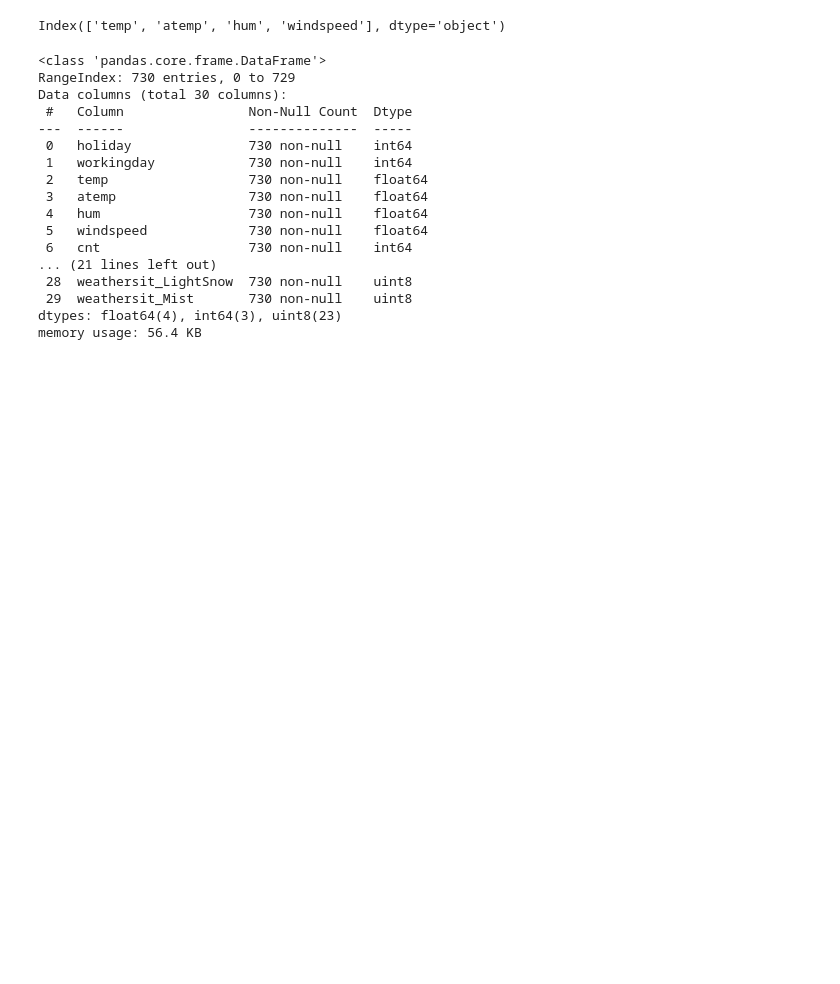
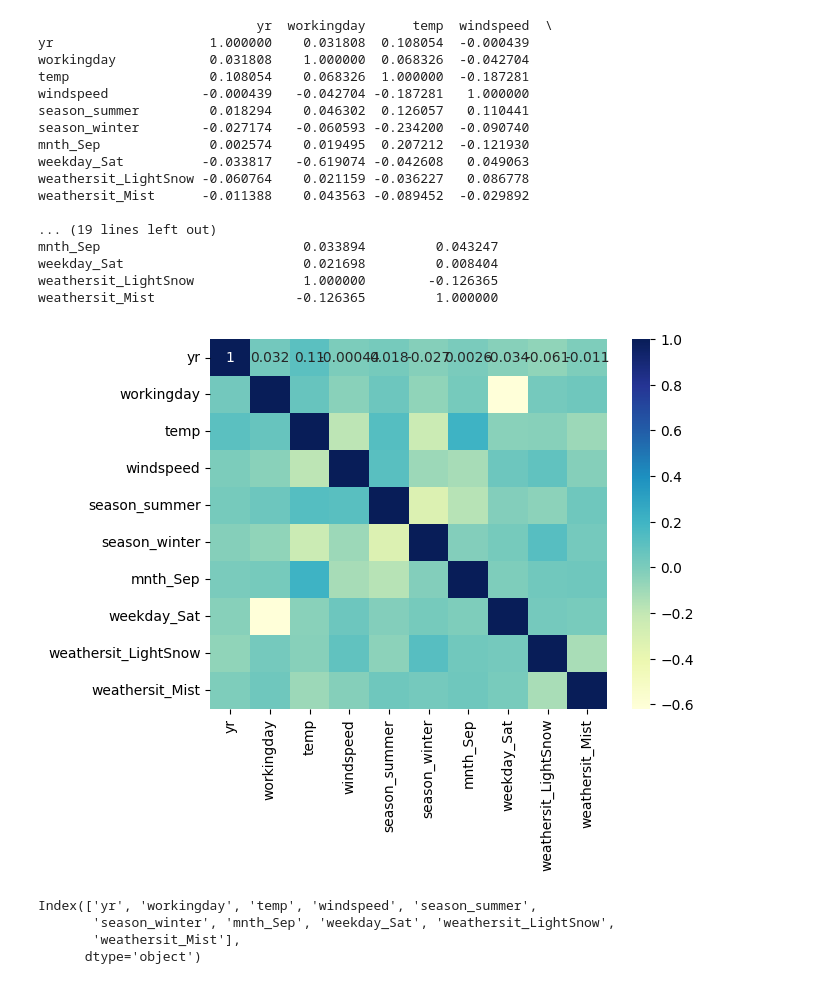
Before and after one commit to Jithendrian/LinearRegressionAssignment, a Jupyter notebook: BikeSharingAssignment_Jithendrian.ipynb, the cells around one changed output. Cells and saved outputs as stored; diff of their text form; code cells hidden in the pictures; blank space fills up the shorter version.

Commit message:
Added more models

```diff
--- a/BikeSharingAssignment_Jithendrian.ipynb
+++ b/BikeSharingAssignment_Jithendrian.ipynb
@@ -409,0 +396,4 @@ x = bike.select_dtypes(include=float)
+# %%
+X_train_rfe_m2 = X_train_rfe_m1.drop(["holiday"], axis = 1)
+X_train_rfe_m2_lm, X_train_rfe_m2, lm = modelling(X_train_rfe_m2)
+lm.summary()
@@ -409,0 +450,4 @@ x = bike.select_dtypes(include=float)
+# %%
+X_train_rfe_m3 = X_train_rfe_m2.drop(["mnth_Jan"], axis = 1)
+X_train_rfe_m3_lm, X_train_rfe_m3, lm = modelling(X_train_rfe_m3)
+lm.summary()
@@ -409,0 +502,4 @@ x = bike.select_dtypes(include=float)
+# %%
+X_train_rfe_m4 = X_train_rfe_m3.drop(["mnth_July"], axis = 1)
+X_train_rfe_m4_lm, X_train_rfe_m4, lm = modelling(X_train_rfe_m4)
+lm.summary()
@@ -409,0 +552,4 @@ x = bike.select_dtypes(include=float)
+# %%
+X_train_rfe_m5 = X_train_rfe_m4.drop(["season_spring"], axis = 1)
+X_train_rfe_m5_lm, X_train_rfe_m5, lm = modelling(X_train_rfe_m5)
+lm.summary()
@@ -410,24 +615,35 @@ x = bike.select_dtypes(include=float)
+# %%
+import matplotlib.pyplot as mp
+print(X_train_rfe_m5.corr())
+
+# plotting correlation heatmap
+dataplot = sns.heatmap(X_train_rfe_m5.corr(), cmap="YlGnBu", annot=True)
+
+# displaying heatmap
+mp.show()
+# %% [output]
+                            yr  workingday      temp  windspeed  \
+yr                    1.000000    0.031808  0.108054  -0.000439
+workingday            0.031808    1.000000  0.068326  -0.042704
+temp                  0.108054    0.068326  1.000000  -0.187281
+windspeed            -0.000439   -0.042704 -0.187281   1.000000
+season_summer         0.018294    0.046302  0.126057   0.110441
+season_winter        -0.027174   -0.060593 -0.234200  -0.090740
+mnth_Sep              0.002574    0.019495  0.207212  -0.121930
+weekday_Sat          -0.033817   -0.619074 -0.042608   0.049063
+weathersit_LightSnow -0.060764    0.021159 -0.036227   0.086778
+weathersit_Mist      -0.011388    0.043563 -0.089452  -0.029892
+
+... (19 lines left out)
+mnth_Sep                          0.033894         0.043247
+weekday_Sat                       0.021698         0.008404
+weathersit_LightSnow              1.000000        -0.126365
+weathersit_Mist                  -0.126365         1.000000
+[figure, added]
 # %%
-x.columns
+X_train_rfe_m5.columns
 # %% [output]
-Index(['temp', 'atemp', 'hum', 'windspeed'], dtype='object')
+Index(['yr', 'workingday', 'temp', 'windspeed', 'season_summer',
+       'season_winter', 'mnth_Sep', 'weekday_Sat', 'weathersit_LightSnow',
+       'weathersit_Mist'],
+      dtype='object')
-# %%
-bike.info()
-# %% [output]
-<class 'pandas.core.frame.DataFrame'>
-RangeIndex: 730 entries, 0 to 729
-Data columns (total 30 columns):
- #   Column                Non-Null Count  Dtype
----  ------                --------------  -----
- 0   holiday               730 non-null    int64
- 1   workingday            730 non-null    int64
- 2   temp                  730 non-null    float64
- 3   atemp                 730 non-null    float64
- 4   hum                   730 non-null    float64
- 5   windspeed             730 non-null    float64
- 6   cnt                   730 non-null    int64
-... (21 lines left out)
- 28  weathersit_LightSnow  730 non-null    uint8
- 29  weathersit_Mist       730 non-null    uint8
-dtypes: float64(4), int64(3), uint8(23)
-memory usage: 56.4 KB
```
Also changed, not shown: parts of 114 cells of this notebook.
